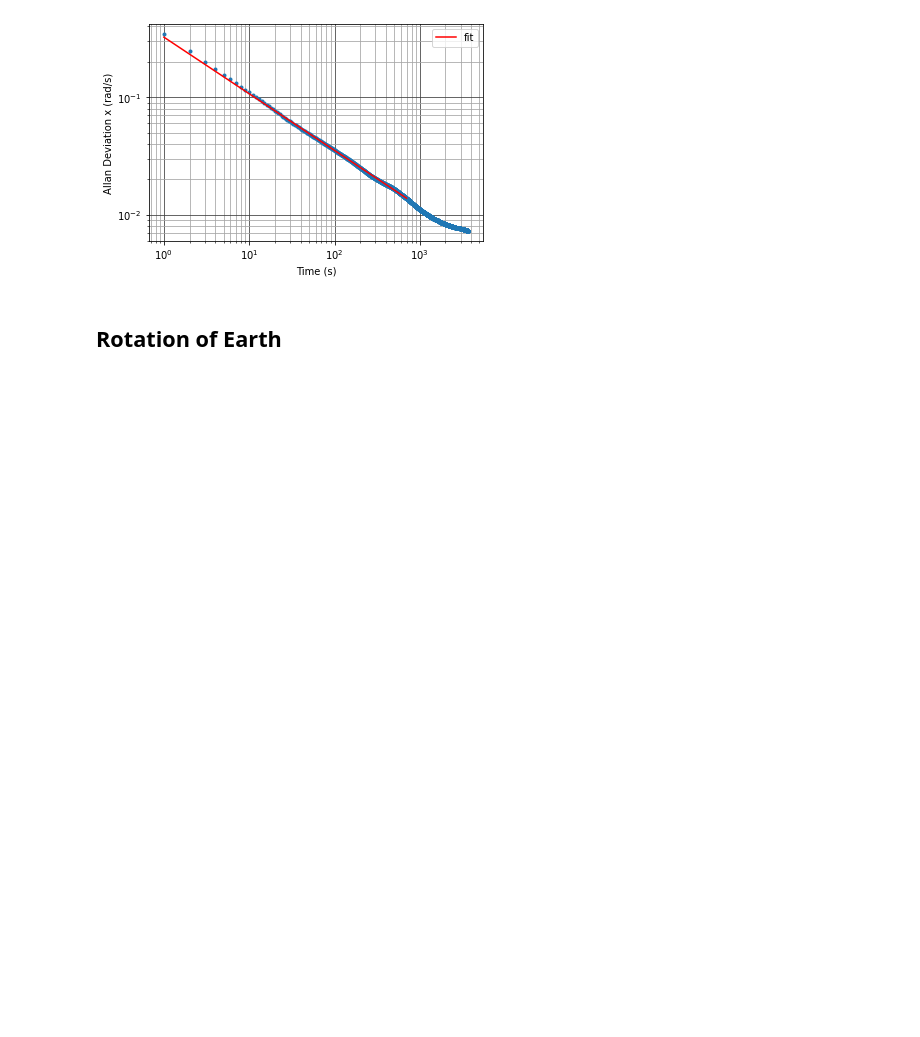
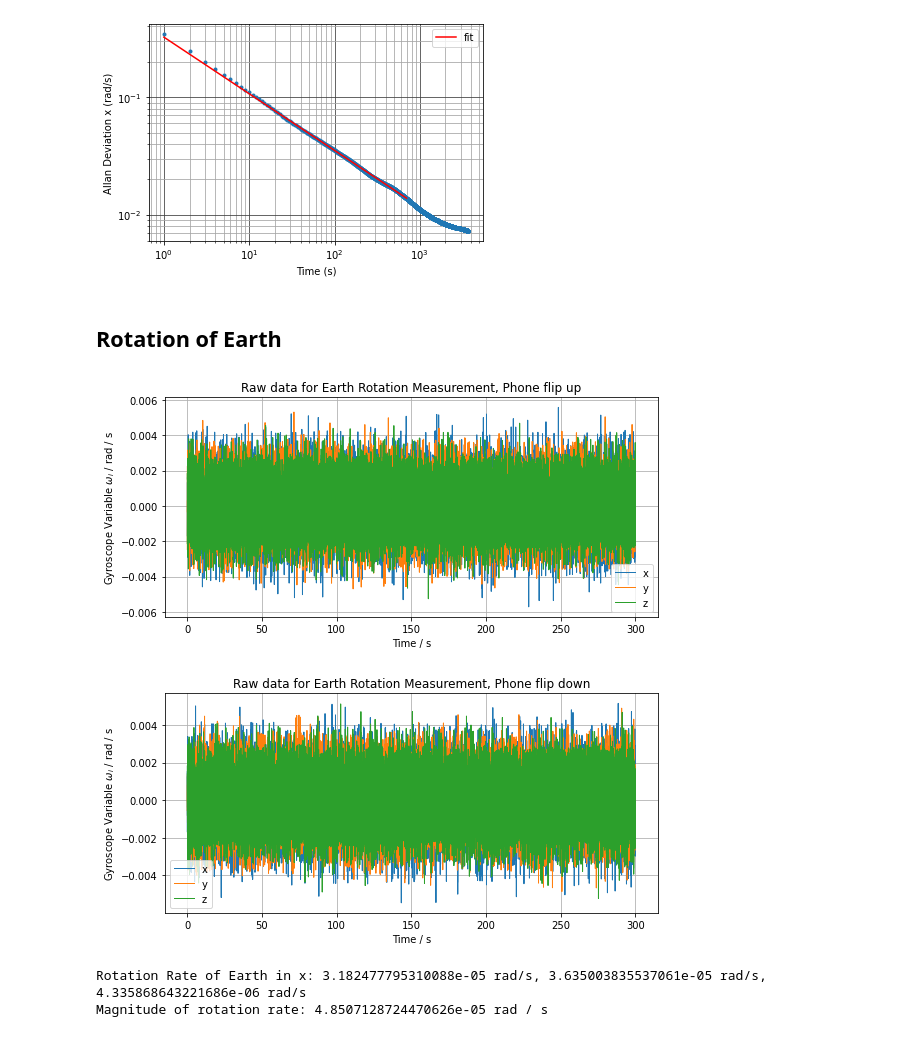
Before and after one commit to tesla1900/advanced-lab-course, a Jupyter notebook: laser_gyroscope/prelab/prelab_analysis.ipynb, the cells around one changed output. Saved outputs shown, nothing was run; the diff lists cells and outputs as text; code cells hidden in the pictures; blank space fills up the shorter version.

```diff
--- a/laser_gyroscope/prelab/prelab_analysis.ipynb
+++ b/laser_gyroscope/prelab/prelab_analysis.ipynb
@@ -195,3 +195,51 @@ slope (should be ~ -1/2): -0.48215388356438776, intercept: -1.1258591022968714,
 [figure]
 # %% [markdown]
 ## Rotation of Earth
+# %%
+# import data for both data (flip up and flip down)
+
+# "Time (s)","Gyroscope x (rad/s)","Gyroscope y (rad/s)","Gyroscope z (rad/s)","Absolute (rad/s)"
+data_earth_180 = np.genfromtxt('Raw Data 180.csv', delimiter=",", skip_header=1)
+data_earth_0 = np.genfromtxt('Raw Data 0.csv', delimiter=",", skip_header=1)
+# %%
+# plot the time series for each measurement
+labels = ["x", "y", "z"]
+# colors = ["r", "b", "g"]
+flips = ["up", "down"]
+
+time_avgs = np.zeros((3,2))
+
+for j, data in enumerate([data_earth_0, data_earth_180]):
+    fig, ax = plt.subplots(figsize=(8,4), tight_layout=True)
+    for i in range(3):
+        ax.plot(data[:,0], data[:,i+1], label=labels[i], lw=1.0, ms=3.0)
+        time_avgs[i,j] = np.mean(data[:,i+1])  # store temporal average of each data
+
+    ax.set_xlabel("Time / s")
+    ax.set_ylabel("Gyroscope Variable $\omega_i$ / rad / s")
+    ax.set_title("Raw data for Earth Rotation Measurement, Phone flip {0}".format(flips[j]))
+
+    ax.legend()
+    ax.grid()
+# %% [output]
+[figure, added]
+[figure, added]
+# %%
+# now calculate temporal average
+
+time_diff = np.abs(time_avgs[:,0] - time_avgs[:,1]) / 2.
+
+# evaluate rotation of earth by normalizing by projection
+proj_ang = np.deg2rad(39.2536)
+earth_rot = time_diff / np.cos(proj_ang)
+
+# calculate the magnitude of the temporal difference and earth rotation rate
+time_diff_mag = np.linalg.norm(time_diff)
+earth_rot_mag = np.linalg.norm(earth_rot)
+
+# print results
+print("Rotation Rate of Earth in x: {0} rad/s, {1} rad/s, {2} rad/s".format(*earth_rot))
+print("Magnitude of rotation rate: {0} rad / s".format(earth_rot_mag))
+# %% [output]
+Rotation Rate of Earth in x: 3.182477795310088e-05 rad/s, 3.635003835537061e-05 rad/s, 4.335868643221686e-06 rad/s
+Magnitude of rotation rate: 4.8507128724470626e-05 rad / s
```
